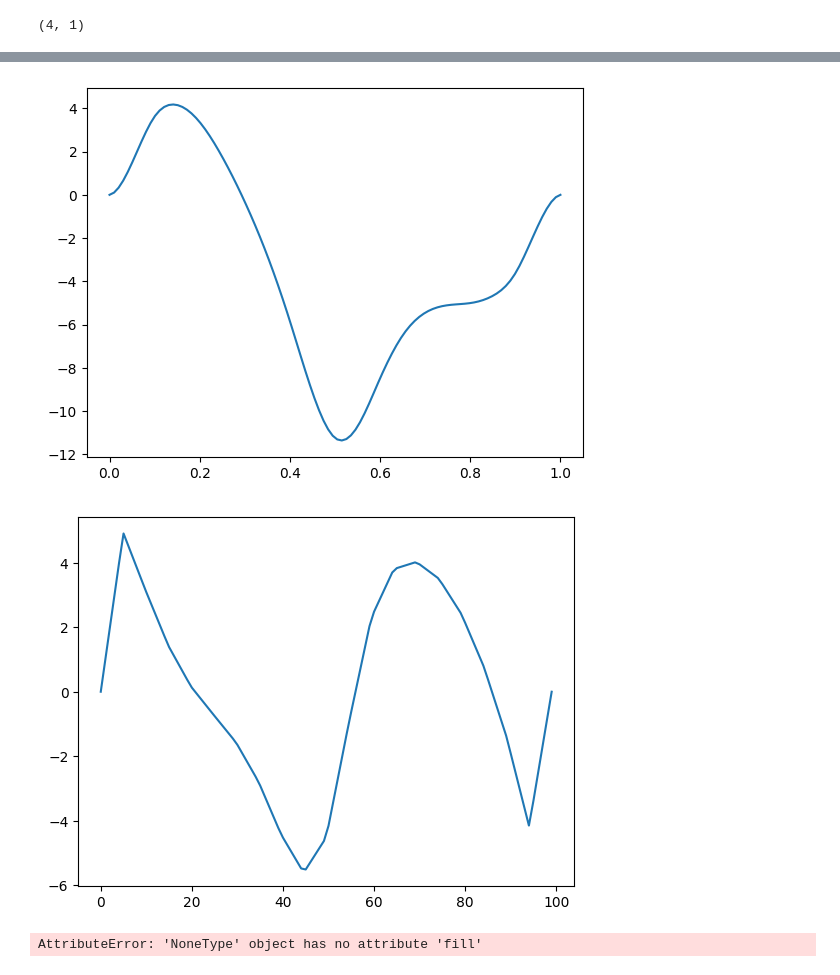
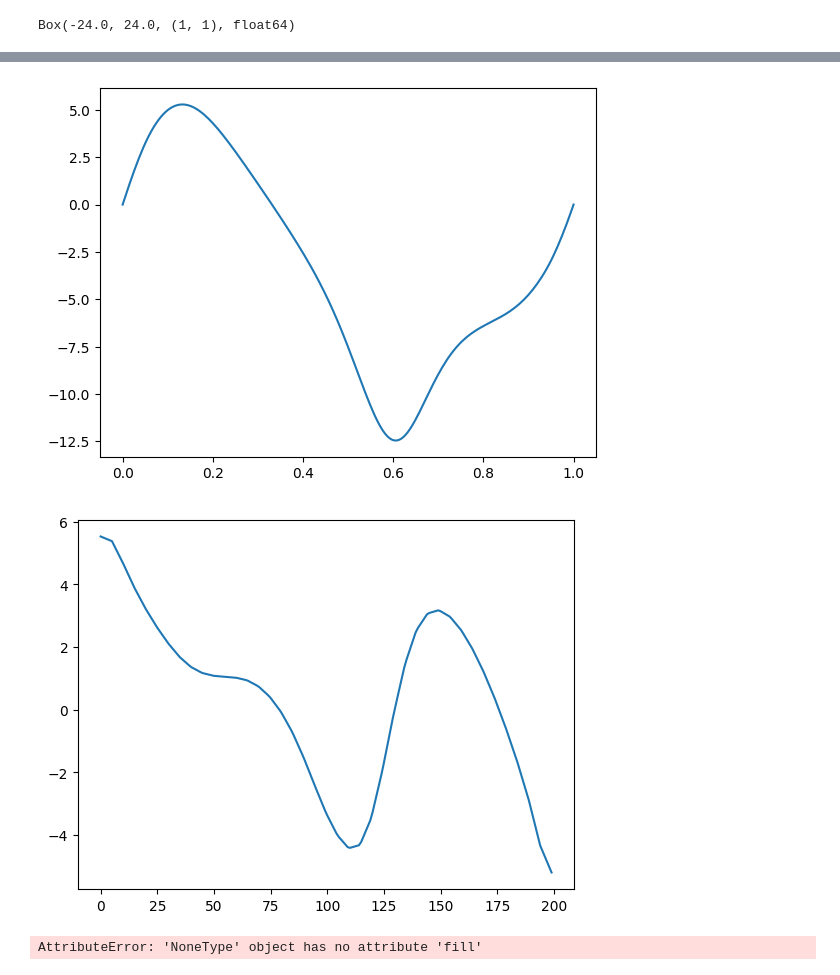
Before and after one commit to sackariaslunman/inverted-pendulum, a Jupyter notebook: src/env_cartpoles_direct_collocation.ipynb, the cells around one changed output, grey strips where cells are left out. Drawn from its saved outputs; the diff is of its cells as text; code cells hidden in the pictures.

```diff
--- a/src/env_cartpoles_direct_collocation.ipynb
+++ b/src/env_cartpoles_direct_collocation.ipynb
@@ -13,13 +11,13 @@ from scipy.io import savemat
 # %%
-dt = 0.01
+dt = 0.005
 g = 9.81
 
 n = 1
-system_noise = 0 * np.diag(np.ones(2+2*n))
+system_noise = 0.00000001 * np.diag(np.ones(2+2*n))
 
 system = CartPoleSystem(
     (0.0, 0.5, 0.005, -0.8, 0.8, Colors.red),
-    (0.2, 8.7e-5, 8.7e-5, 0.02, 0.05, -2400.0, 2400.0, Colors.black),
+    (0.2, 8.7e-5, 8.7e-5, 0.02, 0.05, 24.0, Colors.black),
     [
         (0, 0.1, 0.2, 0.001, Colors.green),
     ],
@@ -31,32 +29,34 @@ system = CartPoleSystem(
 )
 
 env = CartPoleEnv(system, dt, g)
-env.observation_space.shape
+env.action_space
 # %% [output]
-(4, 1)
+Box(-24.0, 24.0, (1, 1), float64)
 # %%
 direct_collocation = DirectCollocation(
-    21,
+    41,
     system.differentiate,
-    env.observation_space.shape[0],
-    env.action_space.shape[0]
+    system.state_lower_bound.shape[0],
+    system.state_upper_bound.shape[0],
+    system.state_lower_bound,
+    system.state_upper_bound,
+    system.control_lower_bound,
+    system.control_upper_bound,
+    0.001
 )
 
-x0 = np.vstack([0, 0, radians(180), 0])
+x0 = np.vstack([-0.8, 0, radians(180), 0])
 
 r = np.vstack(
     [0.1, 0, 0, 0]
 )
-
-u0 = np.vstack([0])
-ur = np.vstack([0])
 
 end_time = 1
 N = int(end_time/dt)
 
 last_update = perf_counter()
 
-state, control = direct_collocation.make_controller(end_time, N, x0, r, u0, ur)
+state, control = direct_collocation.make_controller(end_time, N, x0, r)
 
 time = np.linspace(0, end_time, N)
 
@@ -72,5 +72,5 @@ plt.show()
-[figure, old version]
+[figure, new version]
-[figure, old version]
+[figure, new version]
 # %%
 linearization_x0 = np.zeros((2+2*n, 1))
 linearization_u0 = np.vstack([0])
```
Also changed, not shown: parts of 4 cells of this notebook, 7 other files.
